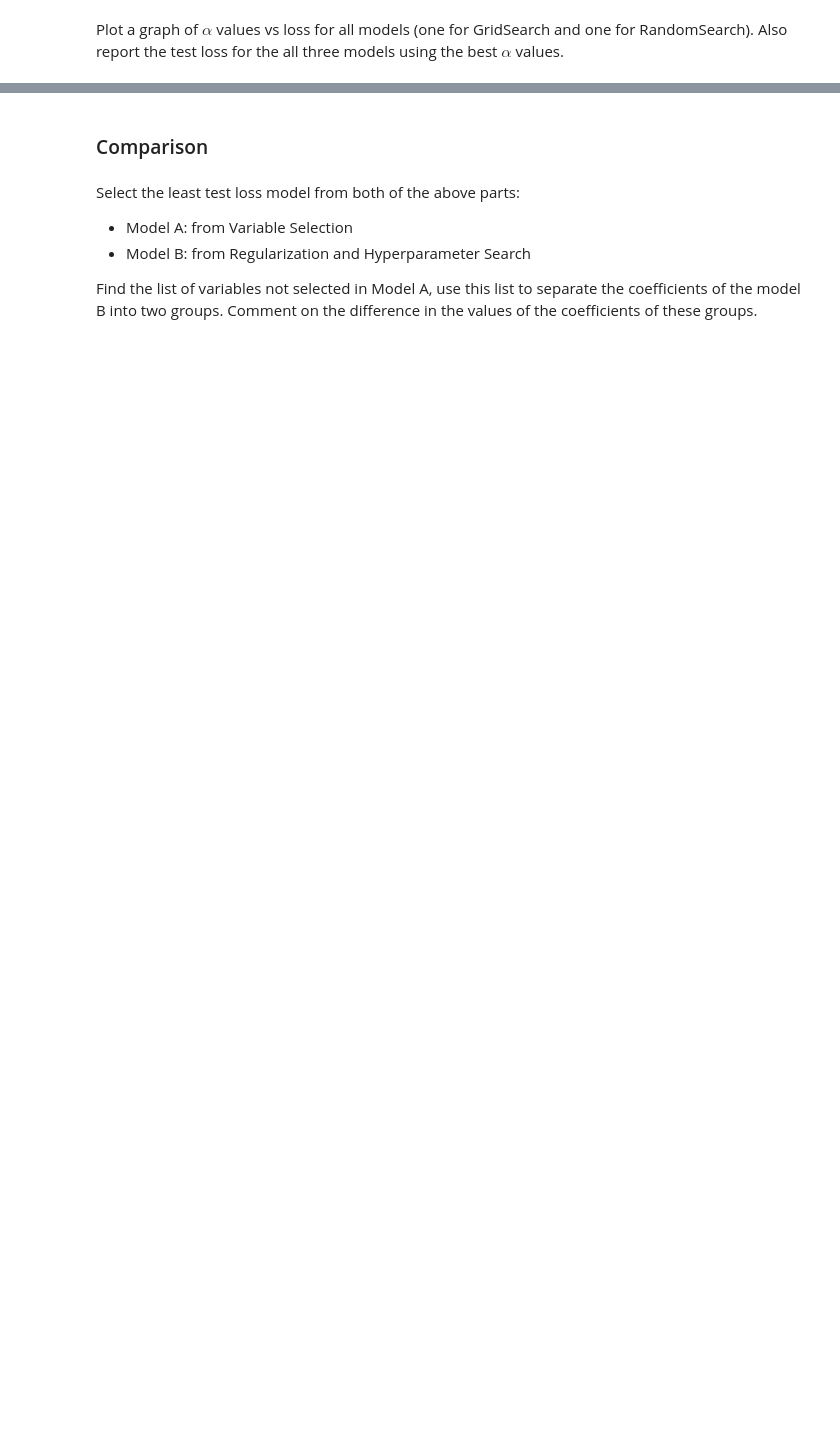
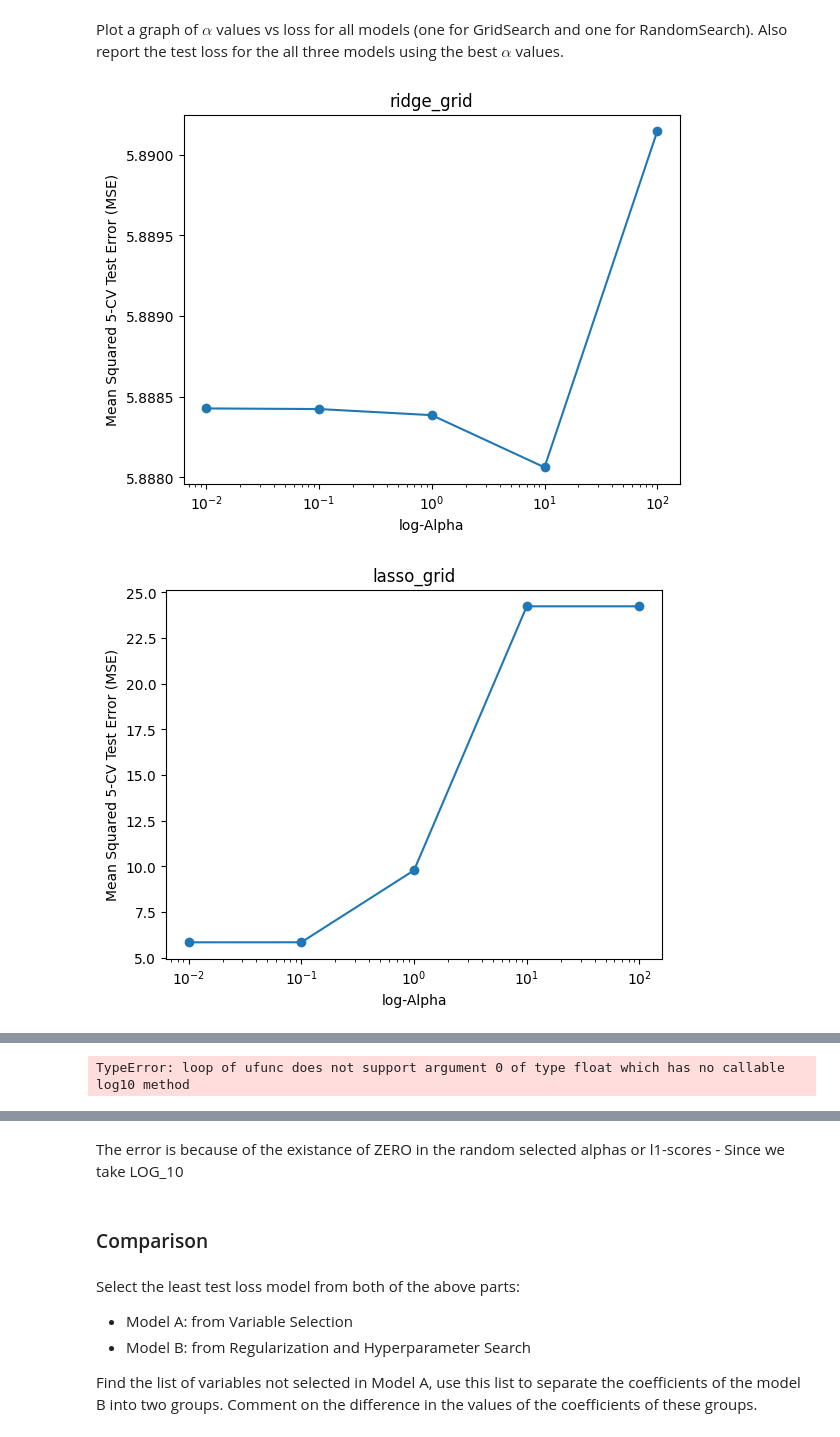
Before and after one commit to amirheyvaz/WiSe-2024, a Jupyter notebook: ML LAB/Exercises/6/1747696_Exercise_6.ipynb, the cells around one changed output, grey strips where cells are left out. Cells and saved outputs as stored; diff of their text form; code cells hidden in the pictures; blank space fills up the shorter version.

```diff
--- a/ML LAB/Exercises/6/1747696_Exercise_6.ipynb
+++ b/ML LAB/Exercises/6/1747696_Exercise_6.ipynb
@@ -71,0 +329,49 @@ Plot a graph of $\alpha$ values vs loss for all models (one for GridSearch and o
+# %%
+import matplotlib.pyplot as plt
+from mpl_toolkits.mplot3d import Axes3D
+
+# Function to plot alpha values vs loss
+def plot_alpha_vs_loss(alphas, losses, title):
+    plt.plot(alphas, losses, marker='o')
+    plt.xscale('log')  # Use log scale for better visualization
+    plt.xlabel('log-Alpha')
+    plt.ylabel('Mean Squared 5-CV Test Error (MSE)')
+    plt.title(title)
+    plt.show()
+
+def plot_3d_surface(alphas, l1_ratios, mean_test_scores, title, reshape):
+    fig = plt.figure(figsize=(10, 6))
+    ax = fig.add_subplot(111, projection='3d')
+    if reshape:
+        mean_test_scores = np.array(mean_test_scores).reshape(len(l1_ratios), len(alphas))
+
+    # Create a meshgrid for 3D plotting
+    alphas, l1_ratios = np.meshgrid(alphas, l1_ratios)
+
+    # Plot 3D surface
+    surface = ax.plot_surface(np.log10(alphas), l1_ratios, mean_test_scores, cmap='viridis', edgecolor='k')
+
+    # Customize the plot
+    ax.set_xlabel('log10(Alpha)')
+    ax.set_ylabel('L1 Ratio')
+    ax.set_zlabel('Mean Squared Error (MSE)')
+    ax.set_title(title)
+    ax.invert_xaxis()  # Invert x-axis for better visualization
+
+    # Add colorbar
+    fig.colorbar(surface, ax=ax, shrink=0.5, aspect=10)
+
+    plt.show()
+
+# plotting alphas for grid
+plot_alpha_vs_loss(alphas, -ridge_grid_scores, 'ridge_grid')
+plot_alpha_vs_loss(alphas, -lasso_grid_scores, 'lasso_grid')
+plot_3d_surface(alphas, l1_ratio_values, -elastic_net_grid_scores, 'elastic_net_grid', True)
+# plotting alphas for random search
+plot_alpha_vs_loss(ridge_random_alphas, -ridge_random_scores, 'ridge_random')
+plot_alpha_vs_loss(lasso_random_alphas, -lasso_random_scores, 'lasso_random')
+plot_3d_surface(np.array(elastic_net_random_alphas), np.array(elastic_netrandom_l1_ratios), -np.diag(np.array(elastic_net_random_scores)), 'elastic_net_grid', True)
+print(f'Best loss is: {min(ridge_test_mse, lasso_test_mse, elastic_net_test_mse, ridge_random_test_mse, lasso_random_test_mse, elastic_net_random_test_mse)}')
+# %% [output]
+[figure, added]
+[figure, added]
@@ -71,0 +381 @@ Plot a graph of $\alpha$ values vs loss for all models (one for GridSearch and o
+TypeError: loop of ufunc does not support argument 0 of type float which has no callable log10 method
@@ -72,3 +383,5 @@ Plot a graph of $\alpha$ values vs loss for all models (one for GridSearch and o
+# %% [markdown]
+The error is because of the existance of ZERO in the random selected alphas or l1-scores - Since we take LOG_10
 # %% [markdown]
 ### Comparison
 # %% [markdown]
```
Also changed, not shown: parts of 13 cells of this notebook, 8 other files.
